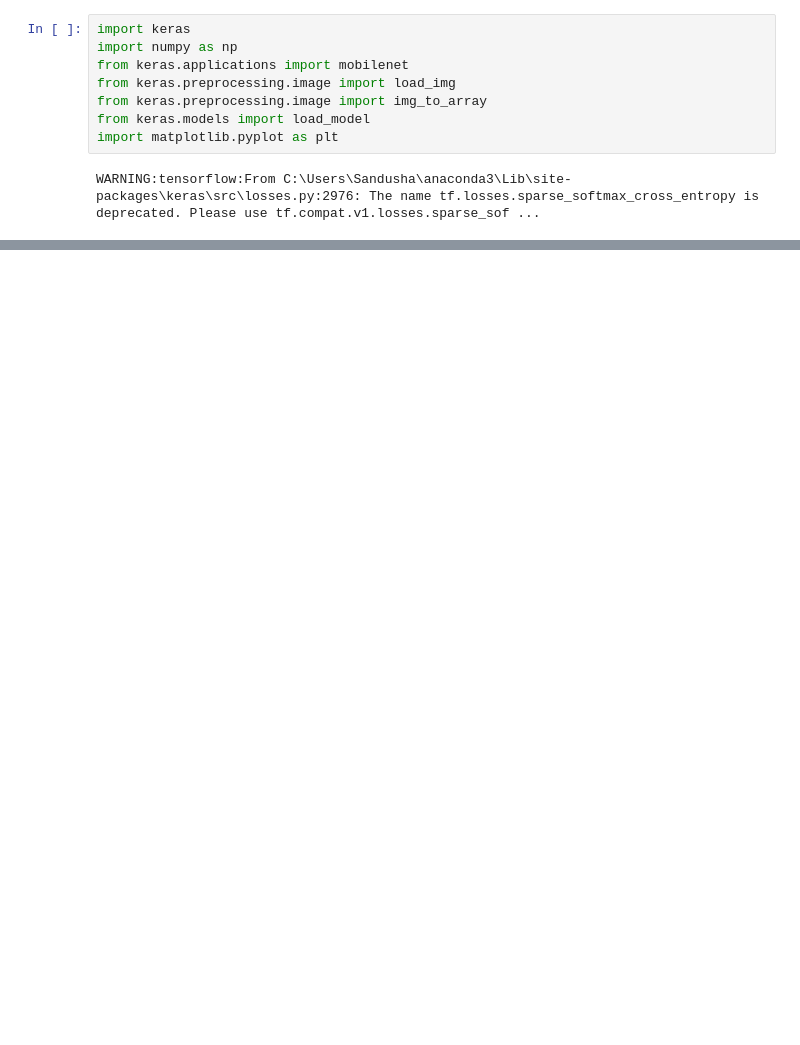
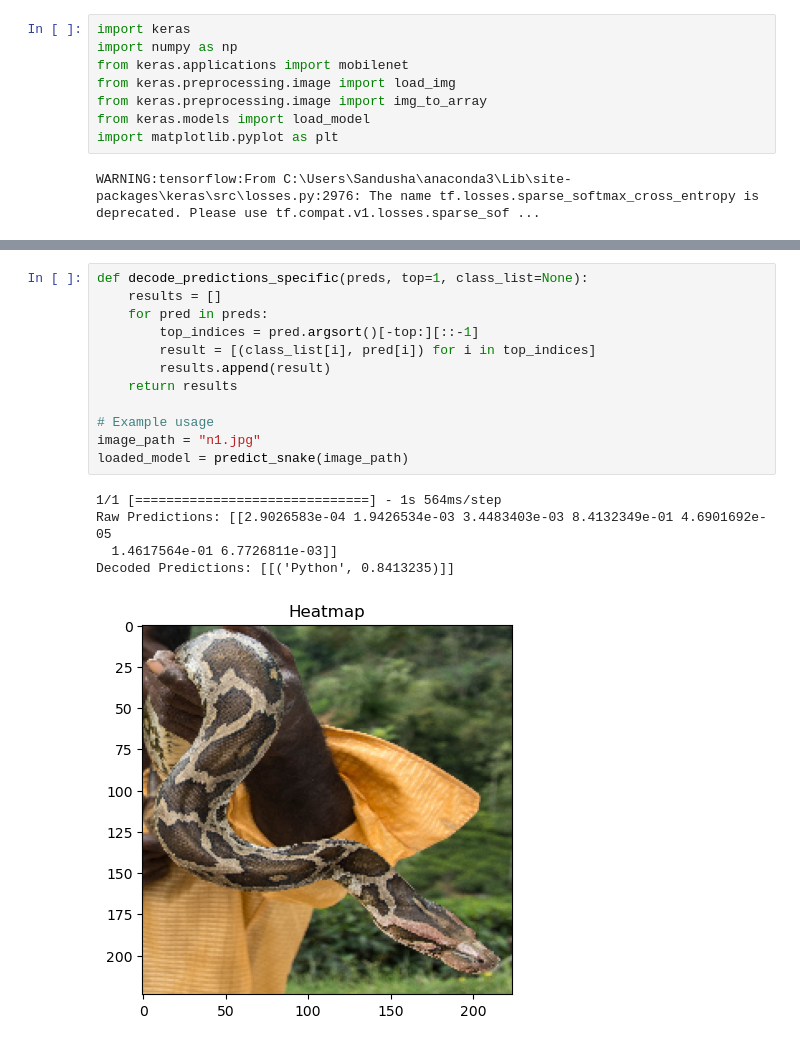
Before and after one commit to Sandusha/SnakeGModels, a Jupyter notebook: Pred.ipynb, the cells around one changed output, grey strips where cells are left out. Cells and saved outputs as stored; diff of their text form; blank space fills up the shorter version.

```diff
--- a/Pred.ipynb
+++ b/Pred.ipynb
@@ -49,0 +174,18 @@ Decoded Predictions: [[('common_krait', 0.98061866)]]
+# %%
+def decode_predictions_specific(preds, top=1, class_list=None):
+    results = []
+    for pred in preds:
+        top_indices = pred.argsort()[-top:][::-1]
+        result = [(class_list[i], pred[i]) for i in top_indices]
+        results.append(result)
+    return results
+
+# Example usage
+image_path = "n1.jpg"
+loaded_model = predict_snake(image_path)
+# %% [output]
+1/1 [==============================] - 1s 564ms/step
+Raw Predictions: [[2.9026583e-04 1.9426534e-03 3.4483403e-03 8.4132349e-01 4.6901692e-05
+  1.4617564e-01 6.7726811e-03]]
+Decoded Predictions: [[('Python', 0.8413235)]]
+[figure, added]
```
Also changed, not shown: parts of 6 cells of this notebook, 10 other files.
